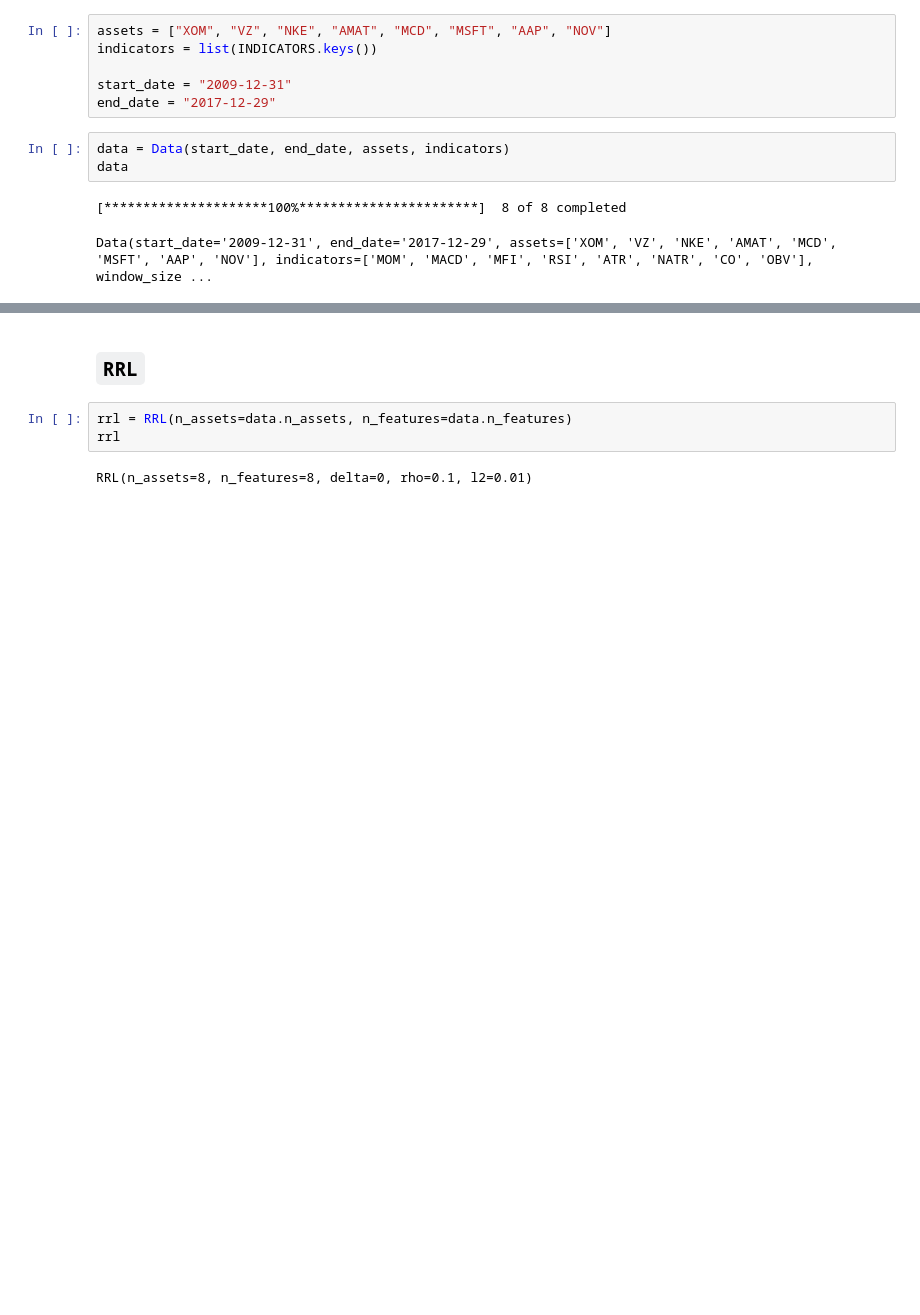
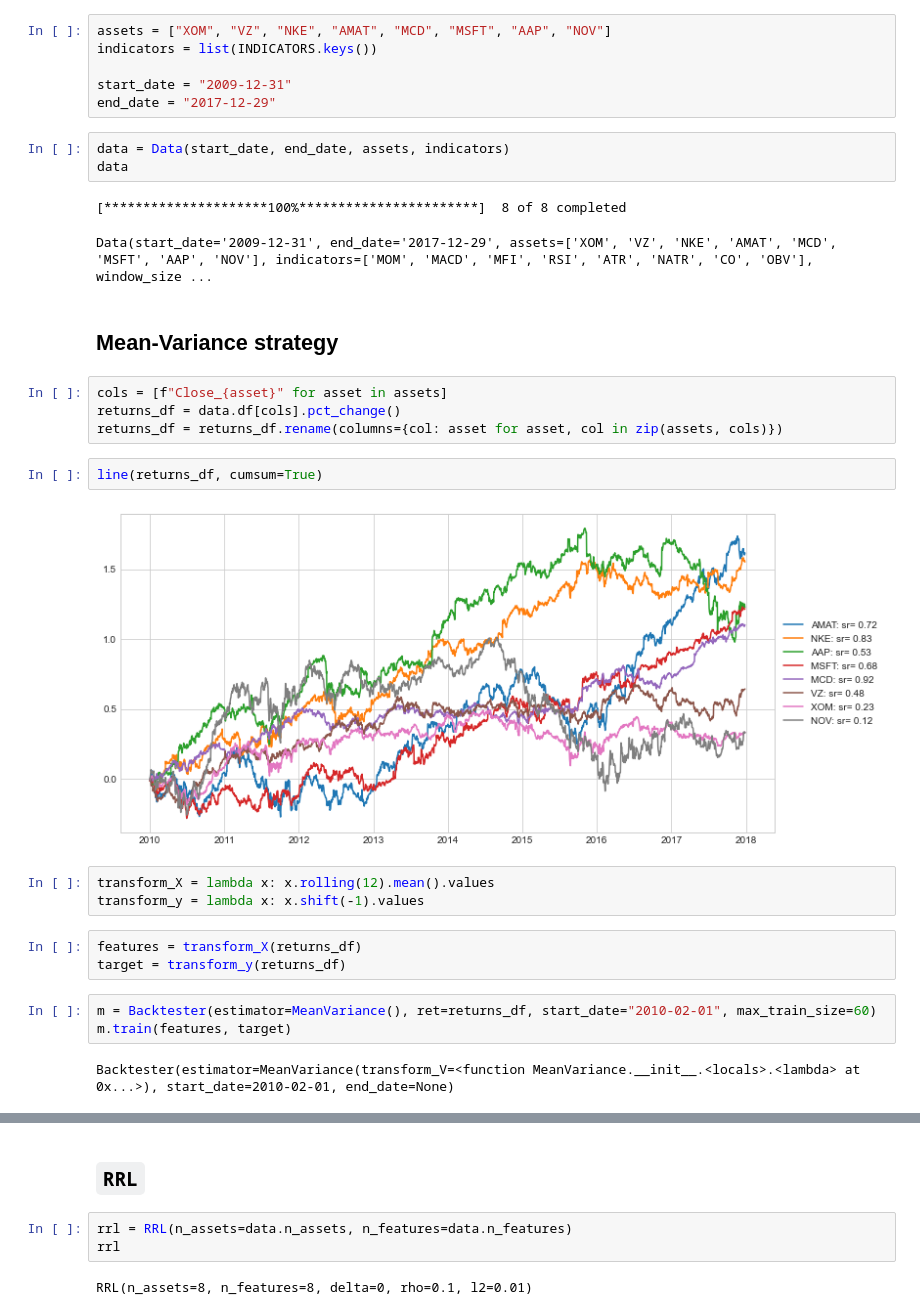
Before and after one commit to PeDiot/rrl-trading-system, a Jupyter notebook: notebook.ipynb, the cells around one changed output, grey strips where cells are left out. Saved outputs shown, nothing was run; the diff lists cells and outputs as text; blank space fills up the shorter version.

```diff
--- a/notebook.ipynb
+++ b/notebook.ipynb
@@ -30,3 +37,24 @@ data
 # %% [output]
 [*********************100%***********************]  8 of 8 completed
 Data(start_date='2009-12-31', end_date='2017-12-29', assets=['XOM', 'VZ', 'NKE', 'AMAT', 'MCD', 'MSFT', 'AAP', 'NOV'], indicators=['MOM', 'MACD', 'MFI', 'RSI', 'ATR', 'NATR', 'CO', 'OBV'], window_size ...
+# %% [markdown]
+## Mean-Variance strategy
+# %%
+cols = [f"Close_{asset}" for asset in assets]
+returns_df = data.df[cols].pct_change()
+returns_df = returns_df.rename(columns={col: asset for asset, col in zip(assets, cols)})
+# %%
+line(returns_df, cumsum=True)
+# %% [output]
+[figure, added]
+# %%
+transform_X = lambda x: x.rolling(12).mean().values
+transform_y = lambda x: x.shift(-1).values
+# %%
+features = transform_X(returns_df)
+target = transform_y(returns_df)
+# %%
+m = Backtester(estimator=MeanVariance(), ret=returns_df, start_date="2010-02-01", max_train_size=60)
+m.train(features, target)
+# %% [output]
+Backtester(estimator=MeanVariance(transform_V=<function MeanVariance.__init__.<locals>.<lambda> at 0x...>), start_date=2010-02-01, end_date=None)
```
Also changed, not shown: parts of 8 cells of this notebook.
